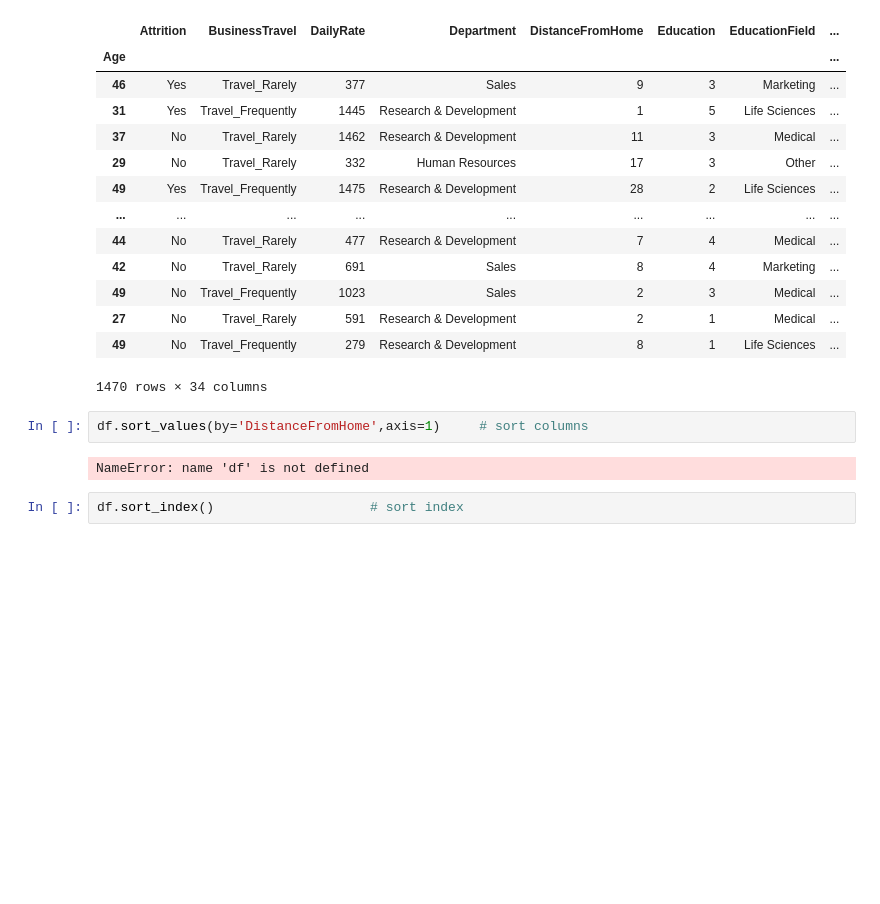
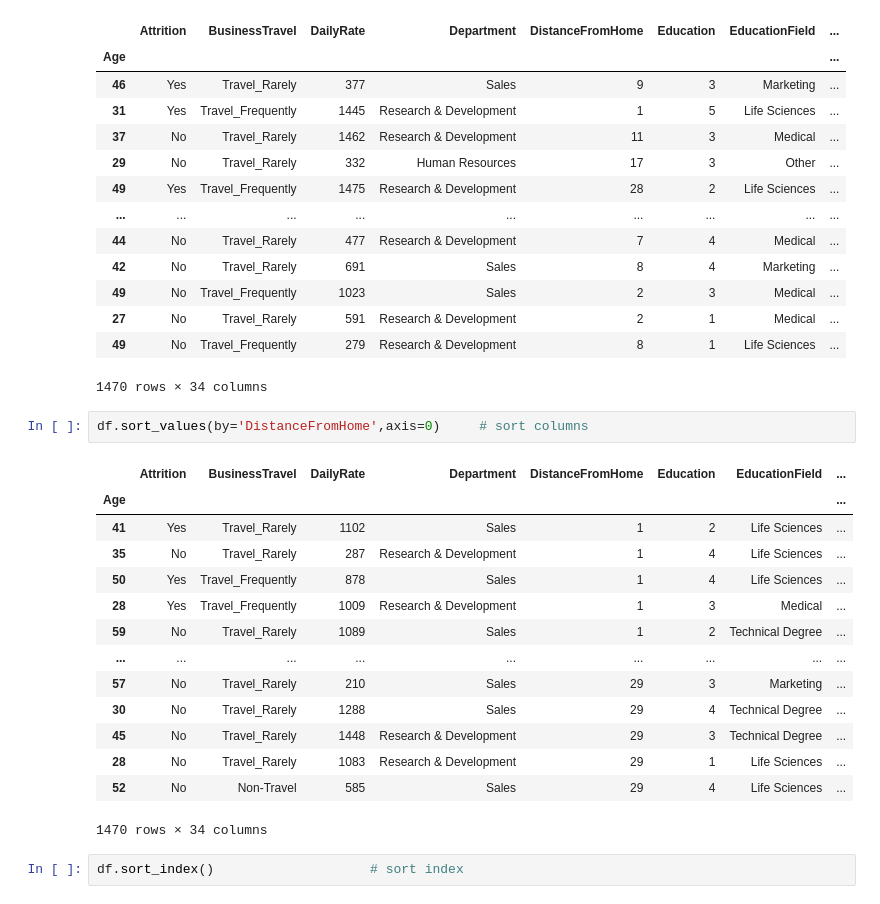
Before and after one commit to Roopa-KR/Python-Concepts, a Jupyter notebook: pandas.ipynb, the cells around one changed output. Drawn from its saved outputs; the diff is of its cells as text; blank space fills up the shorter version.

```diff
--- a/pandas.ipynb
+++ b/pandas.ipynb
@@ -546,9 +547,22 @@ df.sort_values(by='RelationshipSatisfaction')           # sort by one column
 | 49 | No | Travel_Frequently | 279 | Research & Development | 8 | 1 | Life Sciences | ... |
 1470 rows × 34 columns
 # %%
-df.sort_values(by='DistanceFromHome',axis=1)     # sort columns
+df.sort_values(by='DistanceFromHome',axis=0)     # sort columns
 # %% [output]
+|  | Attrition | BusinessTravel | DailyRate | Department | DistanceFromHome | Education | EducationField | ... |
+| Age |  |  |  |  |  |  |  | ... |
+| 41 | Yes | Travel_Rarely | 1102 | Sales | 1 | 2 | Life Sciences | ... |
+| 35 | No | Travel_Rarely | 287 | Research & Development | 1 | 4 | Life Sciences | ... |
+| 50 | Yes | Travel_Frequently | 878 | Sales | 1 | 4 | Life Sciences | ... |
+| 28 | Yes | Travel_Frequently | 1009 | Research & Development | 1 | 3 | Medical | ... |
+| 59 | No | Travel_Rarely | 1089 | Sales | 1 | 2 | Technical Degree | ... |
+| ... | ... | ... | ... | ... | ... | ... | ... | ... |
+| 57 | No | Travel_Rarely | 210 | Sales | 29 | 3 | Marketing | ... |
+| 30 | No | Travel_Rarely | 1288 | Sales | 29 | 4 | Technical Degree | ... |
+| 45 | No | Travel_Rarely | 1448 | Research & Development | 29 | 3 | Technical Degree | ... |
+| 28 | No | Travel_Rarely | 1083 | Research & Development | 29 | 1 | Life Sciences | ... |
+| 52 | No | Non-Travel | 585 | Sales | 29 | 4 | Life Sciences | ... |
-NameError: name 'df' is not defined
+1470 rows × 34 columns
 # %%
 df.sort_index()                    # sort index
 # %% [output]
```
Also changed, not shown: parts of 3 cells of this notebook.
